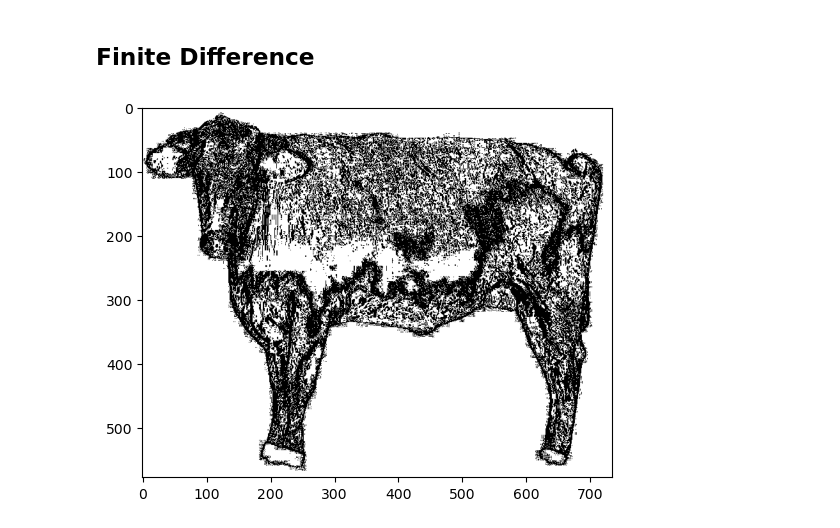
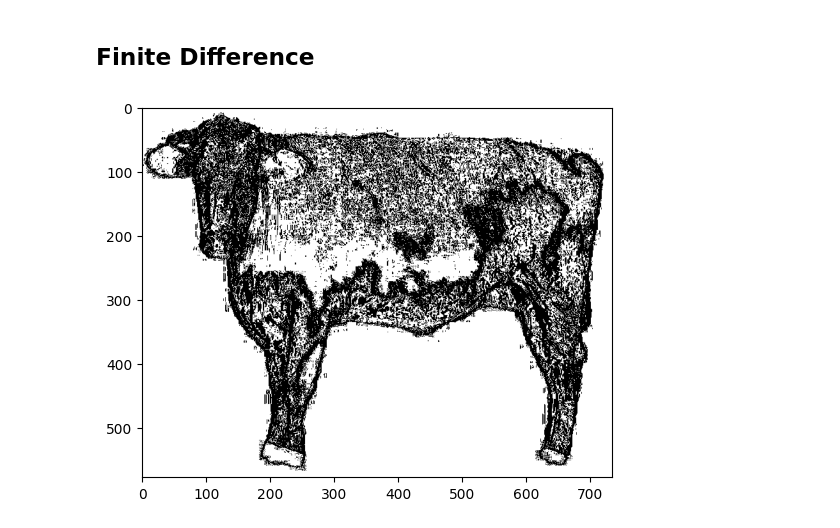
Before and after one commit to naragift/sapixy, a Jupyter notebook: main.ipynb, the cells around one changed output. Cells and saved outputs as stored; diff of their text form; code cells hidden in the pictures.

```diff
--- a/main.ipynb
+++ b/main.ipynb
@@ -11,7 +11,7 @@ Note:
 import cv2
 import matplotlib.pyplot as plt
 # %%
-sapi_tanpa_bg1 = cv2.imread('./sapi1.jpg', cv2.IMREAD_GRAYSCALE)
+sapi_tanpa_bg1 = cv2.imread('./sapi1.jpg')
 sapi_tanpa_bg2 = cv2.imread('./sapi2.jpeg', cv2.IMREAD_GRAYSCALE)
 sapi_tanpa_bg3 = cv2.imread('./sapi3.jpg', cv2.IMREAD_GRAYSCALE)
 sapi_dgn_bg = cv2.imread('./sapi_x.jpg', cv2.IMREAD_GRAYSCALE)
@@ -46,32 +103,33 @@ def calc_new_value(im, i, j, thresh):
         b = im[i][j+1]
         # forward
     elif j == n - 1:
         a = im[i][j]
         b = im[i][j-1]
         # backward
     else:
         a = im[i][j+1]
         b = im[i][j-1]
         h = 2
-    return calc_thresh((abs(int(a)-int(b))/h), thresh)
+    return calc_thresh(abs(int(a[0]) - int(b[0])) / h, thresh)  # Update the list subtraction
+
 
 
 def apply(im, thresh):
     new_im = [row[:] for row in im]
     for i in range(len(im)):
         for j in range(len(im[i])):
             new_im[i][j] = calc_new_value(im, i, j, thresh)
     return new_im
 
 
 def display_im(im):
     plt.imshow(im, cmap='gray')
     plt.show()
 
 
 
 
 result = apply(image,1)
 display_im(result)
 # %% [output]
-[figure, old version]
+[figure, new version]
```
Also changed, not shown: parts of 2 cells of this notebook.
